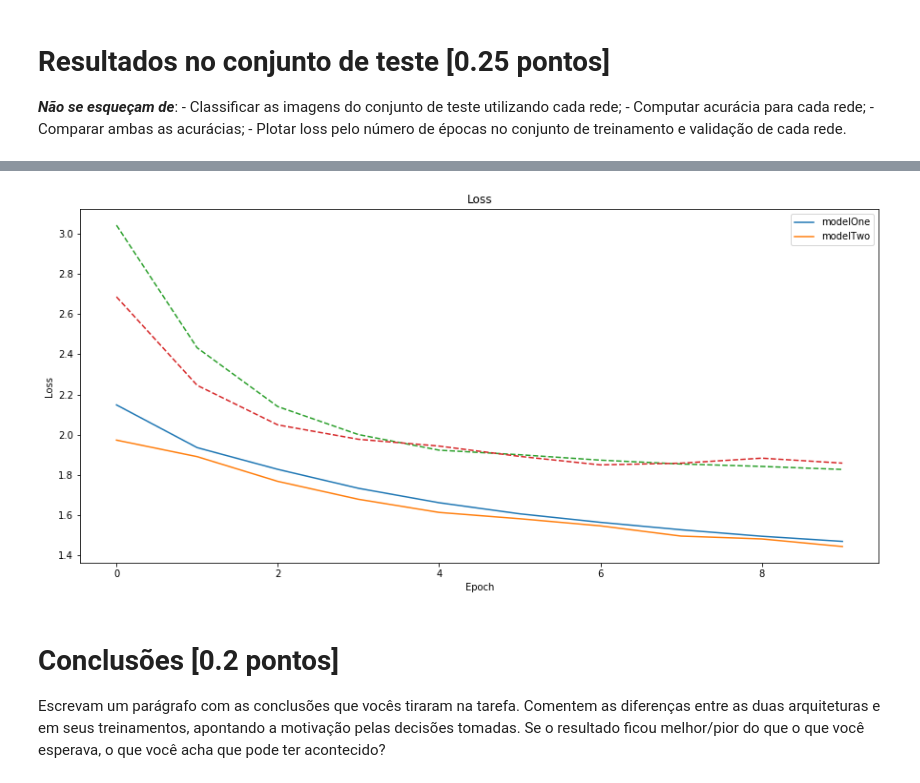
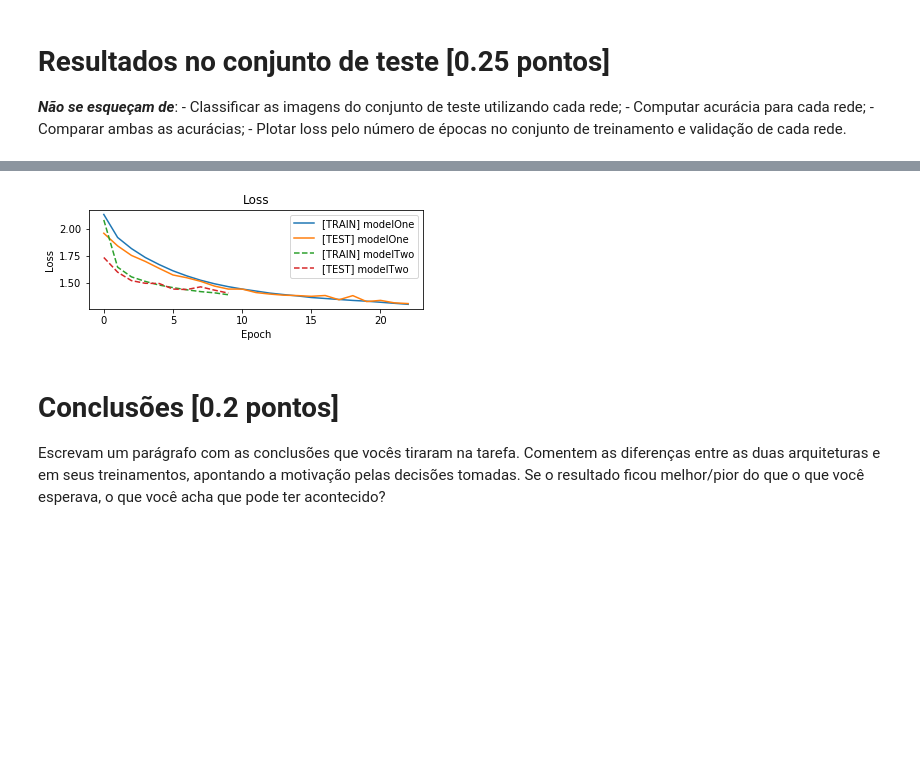
Before and after one commit to liselene/inf-618, a Jupyter notebook: trab2/INF0618_Tarefa02.ipynb, the cells around one changed output, grey strips where cells are left out. Drawn from its saved outputs; the diff is of its cells as text; code cells hidden in the pictures; blank space fills up the shorter version.

Commit message:
Adding conclusion and fix graph

```diff
--- a/trab2/INF0618_Tarefa02.ipynb
+++ b/trab2/INF0618_Tarefa02.ipynb
@@ -120,7 +122,7 @@ modelTwo = Sequential()
 modelTwo.add(Conv2D(20, kernel_size=(7, 7),activation='relu',input_shape=(32,32,3)))
 modelTwo.add(MaxPooling2D(pool_size=(2, 2)))
 modelTwo.add(Flatten())
-modelTwo.add(Dense(10, activation='softmax', kernel_initializer='random_normal', kernel_regularizer=regularizers.l2(0.01)))
+modelTwo.add(Dense(classes, activation='softmax', kernel_initializer='random_normal', kernel_regularizer=regularizers.l2(0.01)))
 # %% [markdown]
 # Treinamento - [0.25 pontos]
 ***Não se esqueçam de***:
@@ -131,11 +133,16 @@ modelTwo.add(Dense(10, activation='softmax', kernel_initializer='random_normal',
 # %%
 historyList = []
 
+earlystop = EarlyStopping(monitor='val_acc', #metric to monitor
+                          min_delta=0.01,  #difference considered as improvement
+                          patience=5) #number of epochs with no improvement after which training will be stopped
+callbacks_list = [earlystop]
+
 #Compile first model
-#sgd = optimizers.SGD(lr=0.01) #lr = learning rate
-modelOne.compile(loss='categorical_crossentropy', optimizer='sgd', metrics=['accuracy'])
+sgd = optimizers.SGD(lr=0.01) #lr = learning rate
+modelOne.compile(loss='categorical_crossentropy', optimizer=sgd, metrics=['accuracy'])
 
 #Train first CNN
 historyList.append(modelOne.fit(X_train, Y_train,
-          batch_size=128, epochs=10, verbose=0,
-          validation_data=(X_val, Y_val)))
+          batch_size=128, epochs=100, verbose=1,
+          validation_data=(X_val, Y_val), callbacks=callbacks_list))
@@ -142,8 +167,13 @@ historyList.append(modelOne.fit(X_train, Y_train,
 # %%
+earlystop = EarlyStopping(monitor='val_acc', #metric to monitor
+                          min_delta=0.01,  #difference considered as improvement
+                          patience=5) #number of epochs with no improvement after which training will be stopped
+callbacks_list = [earlystop]
+
 #Compile second model
 modelTwo.compile(loss='categorical_crossentropy', optimizer='adam', metrics=['accuracy'])
 
 #Train second CNN
 historyList.append(modelTwo.fit(X_train, Y_train,
-             batch_size=128, epochs=10,verbose=0,
-             validation_data=(X_val, Y_val)))
+             batch_size=128, epochs=10,verbose=1,
+             validation_data=(X_val, Y_val), callbacks=callbacks_list))
@@ -173,27 +221,27 @@ Test accuracy (NOT NORMALIZED): 0.5352
 # %%
-def plot_loss_accuracy(history, legend, plotSet="both"):
+def plot_loss(history, legend, plotSet="both"):
     linestyles = ['-', '--']
 
     #Plot Loss
     plt.subplot(2, 1, 1)
 
     for idx,hist in enumerate(historyList):
         if plotSet in ["train", "both"]:
             plt.plot(hist.history['loss'], linestyle=linestyles[idx%len(linestyles)])
         if 'val_loss' in hist.history.keys() and plotSet in ["test", "both"]:
             plt.plot(hist.history['val_loss'], linestyle=linestyles[idx%len(linestyles)])
 
     plt.ylabel('Loss')
     plt.xlabel('Epoch')
     plt.title("Loss")
     plt.legend(legend, loc='best')
 
     plt.show()
 
-legend = ["modelOne", "modelTwo"]
-plot_loss_accuracy(historyList, legend)
+legend = ["[TRAIN] modelOne", "[TEST] modelOne", "[TRAIN] modelTwo", "[TEST] modelTwo"]
+plot_loss(historyList, legend)
 # %% [output]
-[figure, old version]
+[figure, new version]
 # %% [markdown]
 # Conclusões [0.2 pontos]
 Escrevam um parágrafo com as conclusões que vocês tiraram na tarefa. Comentem as diferenças entre as duas arquiteturas e em seus treinamentos, apontando a motivação pelas decisões tomadas. Se o resultado ficou melhor/pior do que o que você esperava, o que você acha que pode ter acontecido?
```
Also changed, not shown: parts of 7 cells of this notebook.
